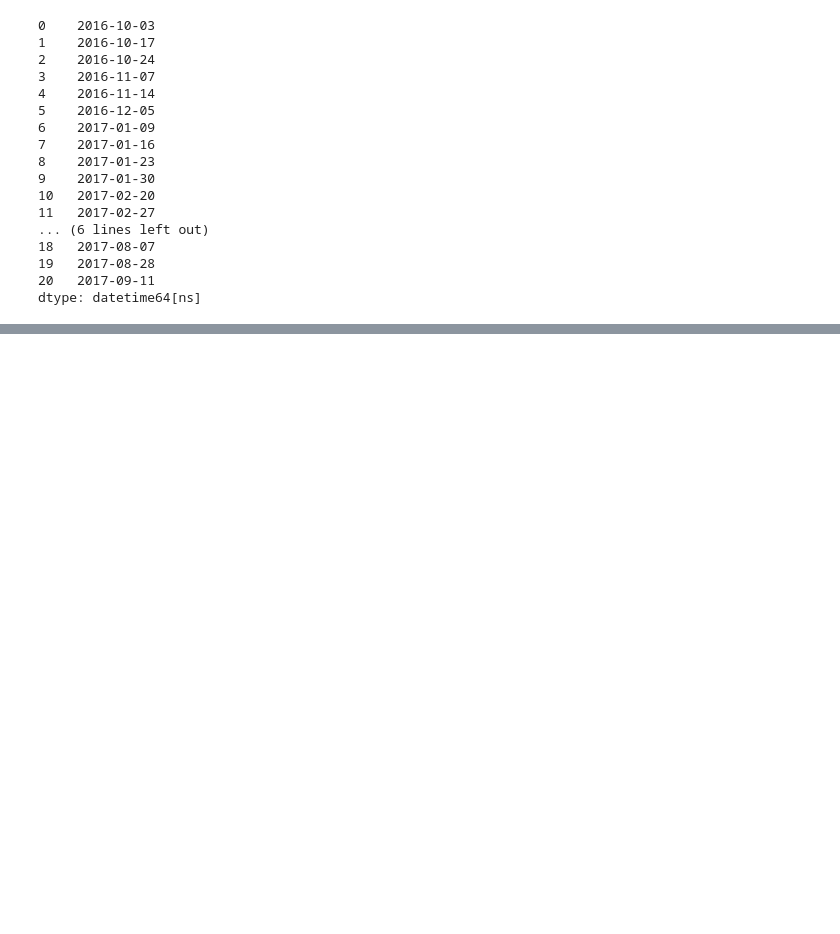
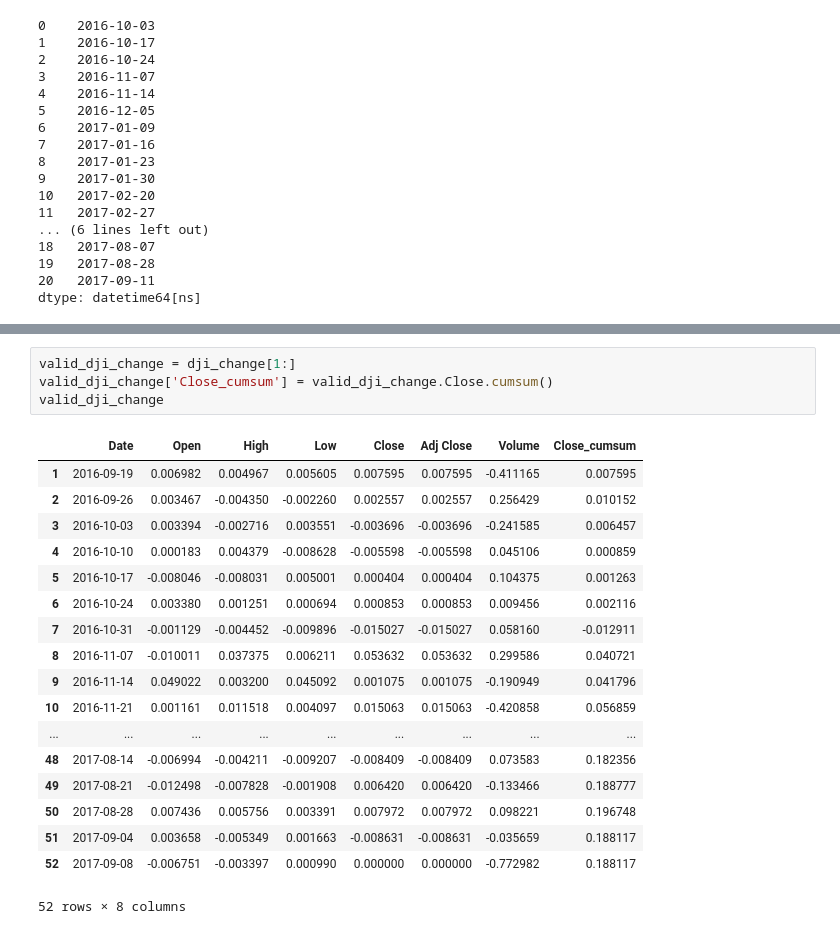
Before and after one commit to mihirk11/stock-trends, a Jupyter notebook: POC.ipynb, the cells around one changed output, grey strips where cells are left out. Drawn from its saved outputs; the diff is of its cells as text; blank space fills up the shorter version.

```diff
--- a/POC.ipynb
+++ b/POC.ipynb
@@ -125,0 +178,23 @@ dtype: datetime64[ns]
+# %%
+valid_dji_change = dji_change[1:]
+valid_dji_change['Close_cumsum'] = valid_dji_change.Close.cumsum()
+valid_dji_change
+# %% [output]
+|  | Date | Open | High | Low | Close | Adj Close | Volume | Close_cumsum |
+| 1 | 2016-09-19 | 0.006982 | 0.004967 | 0.005605 | 0.007595 | 0.007595 | -0.411165 | 0.007595 |
+| 2 | 2016-09-26 | 0.003467 | -0.004350 | -0.002260 | 0.002557 | 0.002557 | 0.256429 | 0.010152 |
+| 3 | 2016-10-03 | 0.003394 | -0.002716 | 0.003551 | -0.003696 | -0.003696 | -0.241585 | 0.006457 |
+| 4 | 2016-10-10 | 0.000183 | 0.004379 | -0.008628 | -0.005598 | -0.005598 | 0.045106 | 0.000859 |
+| 5 | 2016-10-17 | -0.008046 | -0.008031 | 0.005001 | 0.000404 | 0.000404 | 0.104375 | 0.001263 |
+| 6 | 2016-10-24 | 0.003380 | 0.001251 | 0.000694 | 0.000853 | 0.000853 | 0.009456 | 0.002116 |
+| 7 | 2016-10-31 | -0.001129 | -0.004452 | -0.009896 | -0.015027 | -0.015027 | 0.058160 | -0.012911 |
+| 8 | 2016-11-07 | -0.010011 | 0.037375 | 0.006211 | 0.053632 | 0.053632 | 0.299586 | 0.040721 |
+| 9 | 2016-11-14 | 0.049022 | 0.003200 | 0.045092 | 0.001075 | 0.001075 | -0.190949 | 0.041796 |
+| 10 | 2016-11-21 | 0.001161 | 0.011518 | 0.004097 | 0.015063 | 0.015063 | -0.420858 | 0.056859 |
+| ... | ... | ... | ... | ... | ... | ... | ... | ... |
+| 48 | 2017-08-14 | -0.006994 | -0.004211 | -0.009207 | -0.008409 | -0.008409 | 0.073583 | 0.182356 |
+| 49 | 2017-08-21 | -0.012498 | -0.007828 | -0.001908 | 0.006420 | 0.006420 | -0.133466 | 0.188777 |
+| 50 | 2017-08-28 | 0.007436 | 0.005756 | 0.003391 | 0.007972 | 0.007972 | 0.098221 | 0.196748 |
+| 51 | 2017-09-04 | 0.003658 | -0.005349 | 0.001663 | -0.008631 | -0.008631 | -0.035659 | 0.188117 |
+| 52 | 2017-09-08 | -0.006751 | -0.003397 | 0.000990 | 0.000000 | 0.000000 | -0.772982 | 0.188117 |
+52 rows × 8 columns
```
Also changed, not shown: parts of 4 cells of this notebook.
